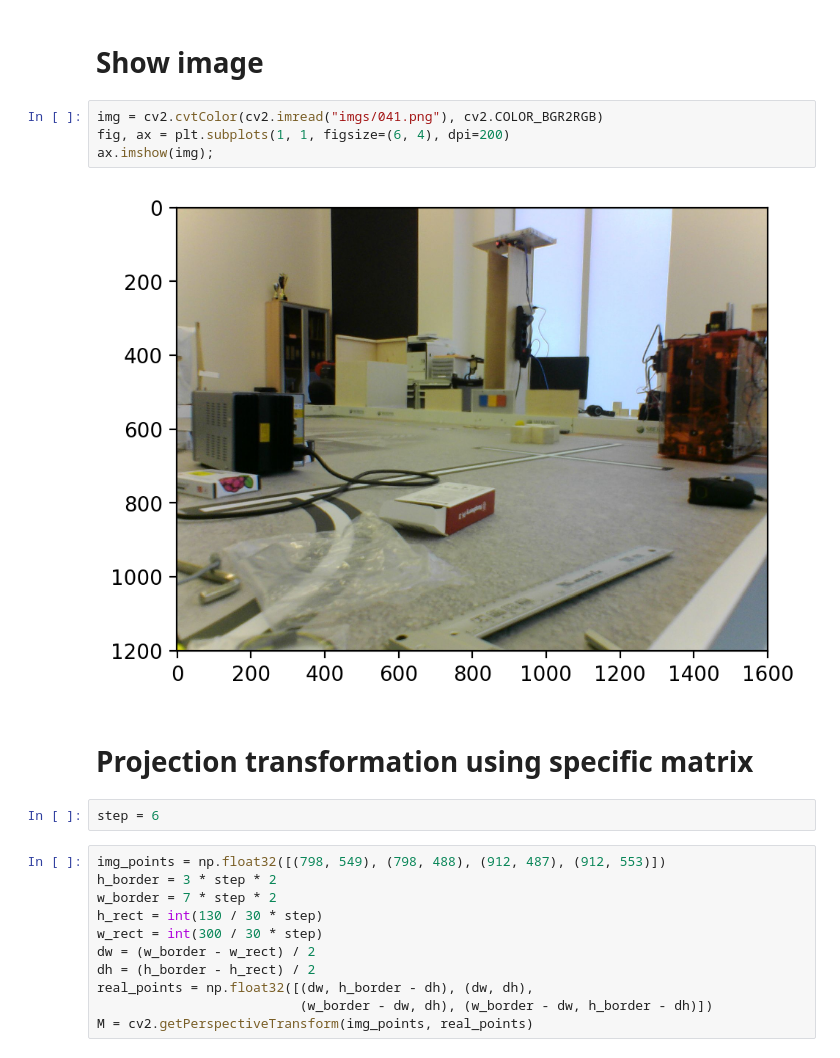
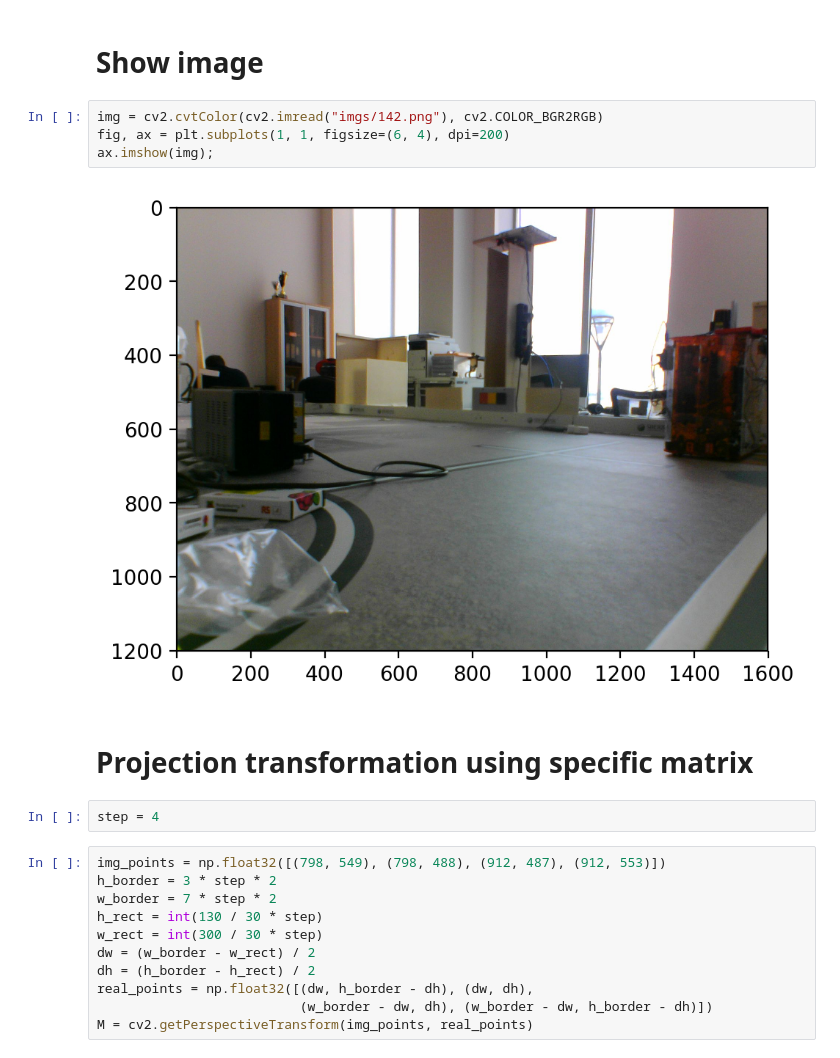
Before and after one commit to SkoltechRobotics/Eurobot2018, a Jupyter notebook: ComputerVision/CubeSequenceRecognition/PlanRecognition.ipynb, the cells around one changed output. Drawn from its saved outputs; the diff is of its cells as text.

```diff
--- a/ComputerVision/CubeSequenceRecognition/PlanRecognition.ipynb
+++ b/ComputerVision/CubeSequenceRecognition/PlanRecognition.ipynb
@@ -44,15 +59,15 @@ print(cv2.cvtColor(orig_colors_img, cv2.COLOR_RGB2HSV))
 # %% [markdown]
 # Show image
 # %%
-img = cv2.cvtColor(cv2.imread("imgs/041.png"), cv2.COLOR_BGR2RGB)
+img = cv2.cvtColor(cv2.imread("imgs/142.png"), cv2.COLOR_BGR2RGB)
 fig, ax = plt.subplots(1, 1, figsize=(6, 4), dpi=200)
 ax.imshow(img);
 # %% [output]
-[figure, old version]
+[figure, new version]
 # %% [markdown]
 # Projection transformation using specific matrix
 # %%
-step = 6
+step = 4
 # %%
 img_points = np.float32([(798, 549), (798, 488), (912, 487), (912, 553)])
 h_border = 3 * step * 2
```
Also changed, not shown: parts of 27 cells of this notebook.
